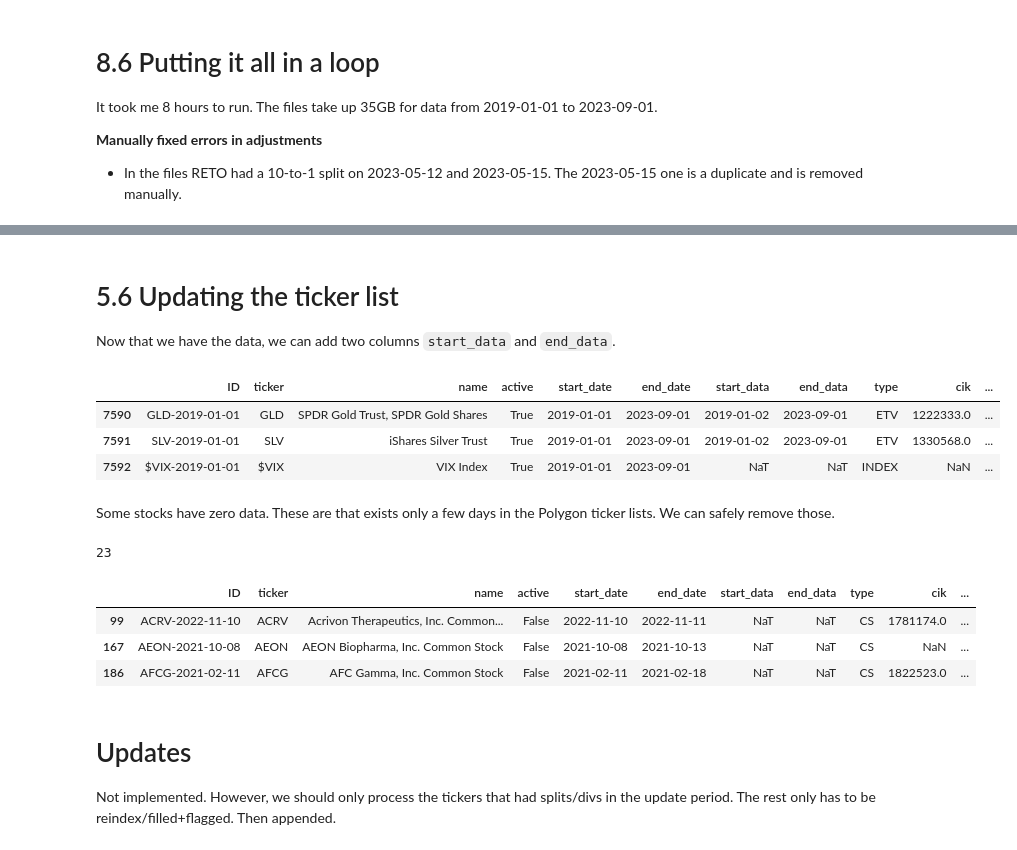
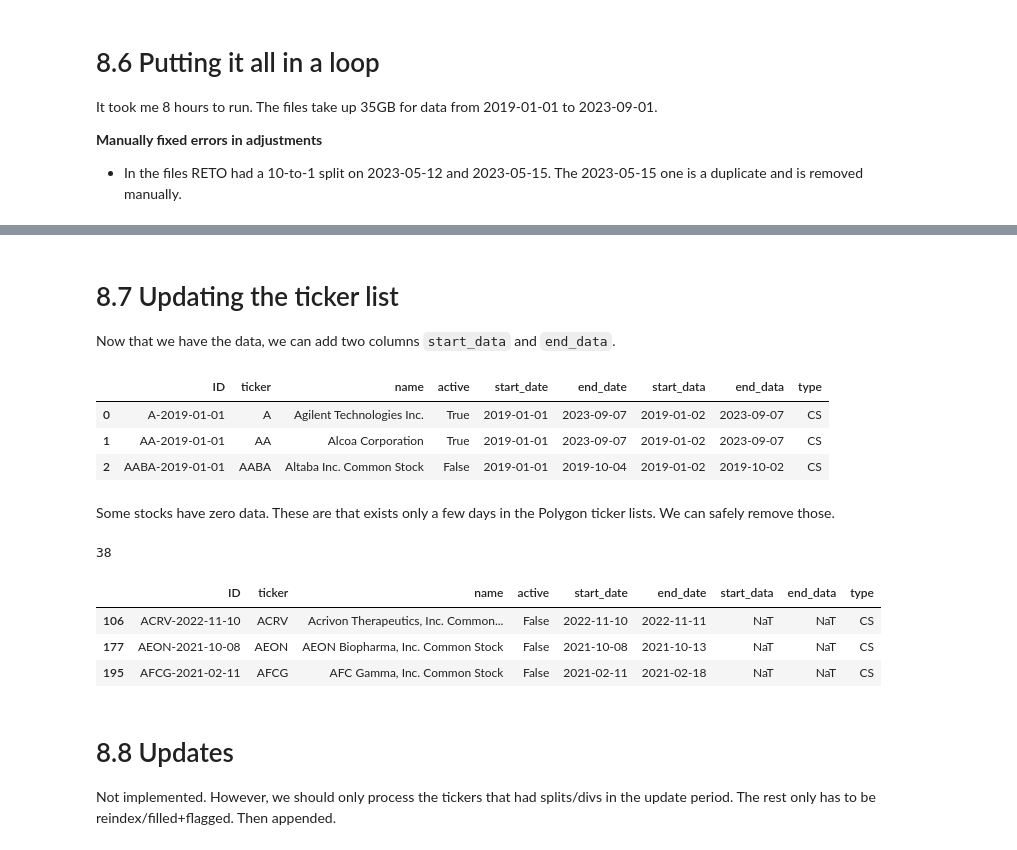
Before and after one commit to shinathan/polygon.io-stock-database, a Jupyter notebook: 08_process.ipynb, the cells around one changed output, grey strips where cells are left out. Saved outputs shown, nothing was run; the diff lists cells and outputs as text; code cells hidden in the pictures.

```diff
--- a/08_process.ipynb
+++ b/08_process.ipynb
@@ -516,6 +541,6 @@ for index, file in enumerate(all_files):
 for i in range(100):
     bars = pd.read_parquet(DATA_PATH + f"processed/m1/AAPL-2019-01-01.parquet")
 # %% [markdown]
-# 5.6 Updating the ticker list
+# 8.7 Updating the ticker list
 Now that we have the data, we can add two columns <code>start_data</code> and <code>end_data</code>.
 # %%
@@ -541,25 +580,25 @@ tickers_v3[["ID", "ticker", "name", "active", "start_date", "end_date", "start_d
 # %%
 tickers_v4 = get_tickers(v=4)
 tickers_v4['start_data'] = pd.to_datetime(tickers_v4['start_data']).dt.date
 tickers_v4['end_data'] = pd.to_datetime(tickers_v4['end_data']).dt.date
-tickers_v4.tail(3)
+tickers_v4.iloc[:3, :9].head(3)
 # %% [output]
-|  | ID | ticker | name | active | start_date | end_date | start_data | end_data | type | cik | ... |
-| 7590 | GLD-2019-01-01 | GLD | SPDR Gold Trust, SPDR Gold Shares | True | 2019-01-01 | 2023-09-01 | 2019-01-02 | 2023-09-01 | ETV | 1222333.0 | ... |
-| 7591 | SLV-2019-01-01 | SLV | iShares Silver Trust | True | 2019-01-01 | 2023-09-01 | 2019-01-02 | 2023-09-01 | ETV | 1330568.0 | ... |
-| 7592 | $VIX-2019-01-01 | $VIX | VIX Index | True | 2019-01-01 | 2023-09-01 | NaT | NaT | INDEX | NaN | ... |
+|  | ID | ticker | name | active | start_date | end_date | start_data | end_data | type |
+| 0 | A-2019-01-01 | A | Agilent Technologies Inc. | True | 2019-01-01 | 2023-09-07 | 2019-01-02 | 2023-09-07 | CS |
+| 1 | AA-2019-01-01 | AA | Alcoa Corporation | True | 2019-01-01 | 2023-09-07 | 2019-01-02 | 2023-09-07 | CS |
+| 2 | AABA-2019-01-01 | AABA | Altaba Inc. Common Stock | False | 2019-01-01 | 2019-10-04 | 2019-01-02 | 2019-10-02 | CS |
 # %% [markdown]
 Some stocks have zero data. These are that exists only a few days in the Polygon ticker lists. We can safely remove those.
 # %%
 zero_data = tickers_v4[(tickers_v4['start_data'].isna() & (tickers_v4['type'] != "INDEX"))]
 print(len(zero_data))
-zero_data.head(3)
+zero_data.iloc[:3, :9].head(3)
 # %% [output]
-23
+38
-|  | ID | ticker | name | active | start_date | end_date | start_data | end_data | type | cik | ... |
-| 99 | ACRV-2022-11-10 | ACRV | Acrivon Therapeutics, Inc. Common... | False | 2022-11-10 | 2022-11-11 | NaT | NaT | CS | 1781174.0 | ... |
-| 167 | AEON-2021-10-08 | AEON | AEON Biopharma, Inc. Common Stock | False | 2021-10-08 | 2021-10-13 | NaT | NaT | CS | NaN | ... |
-| 186 | AFCG-2021-02-11 | AFCG | AFC Gamma, Inc. Common Stock | False | 2021-02-11 | 2021-02-18 | NaT | NaT | CS | 1822523.0 | ... |
+|  | ID | ticker | name | active | start_date | end_date | start_data | end_data | type |
+| 106 | ACRV-2022-11-10 | ACRV | Acrivon Therapeutics, Inc. Common... | False | 2022-11-10 | 2022-11-11 | NaT | NaT | CS |
+| 177 | AEON-2021-10-08 | AEON | AEON Biopharma, Inc. Common Stock | False | 2021-10-08 | 2021-10-13 | NaT | NaT | CS |
+| 195 | AFCG-2021-02-11 | AFCG | AFC Gamma, Inc. Common Stock | False | 2021-02-11 | 2021-02-18 | NaT | NaT | CS |
 # %%
 tickers_v4 = tickers_v4[~(tickers_v4['start_data'].isna() & (tickers_v4['type'] != "INDEX"))]
 tickers_v4.reset_index(inplace=True, drop=True)
@@ -567,3 +606,3 @@ tickers_v4.to_csv("../../../data/tickers_v4.csv")
 # %% [markdown]
-# Updates
+# 8.8 Updates
 Not implemented. However, we should only process the tickers that had splits/divs in the update period. The rest only has to be reindex/filled+flagged. Then appended.
```
Also changed, not shown: parts of 12 cells of this notebook, 9 other files.
